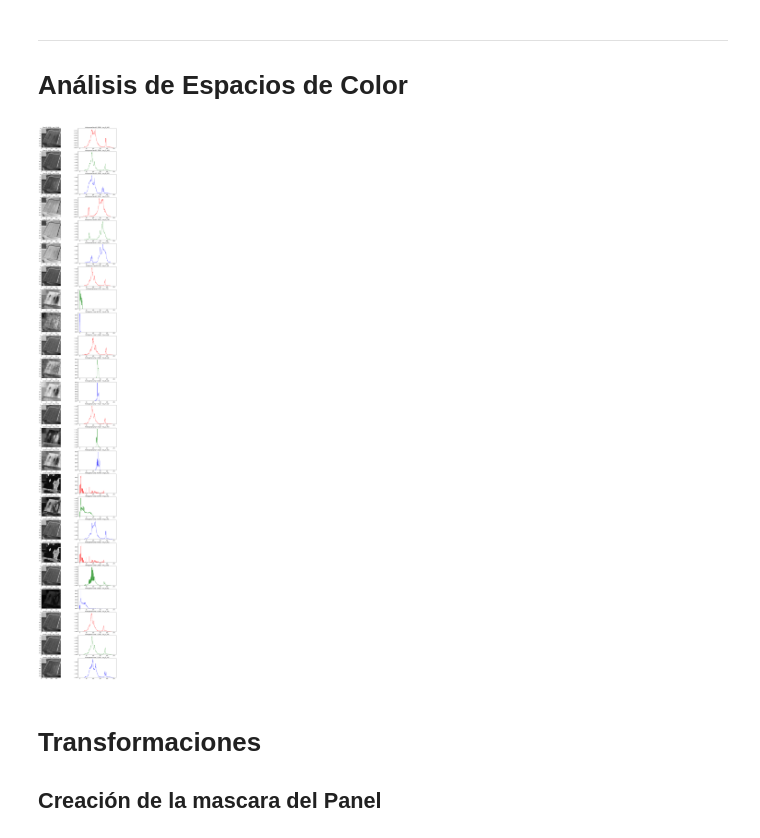
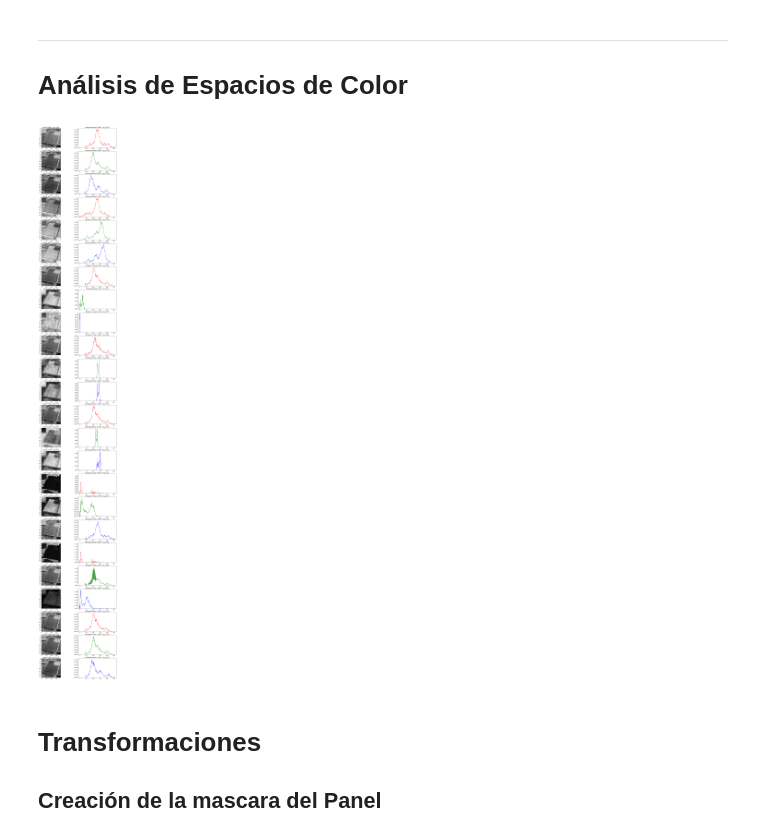
Before and after one commit to AlejaLizarazos/Proyecto_vision, a Jupyter notebook: Primera_entrega.ipynb, the cells around one changed output. Drawn from its saved outputs; the diff is of its cells as text; code cells hidden in the pictures.

```diff
--- a/Primera_entrega.ipynb
+++ b/Primera_entrega.ipynb
@@ -90,18 +90,24 @@ import ipywidgets as widgets
 from ipywidgets import Layout
 
 import cv2
+import numpy as np
 import matplotlib.pyplot as plt
-import numpy as np
-import math
-from skimage import io, color
-
-import os
-import sys
-
-sys.path.append('./utils/')
 %matplotlib inline
 
+import sys
+sys.path.append('./utils/')
+
 from utils.GUI_Color import *
+
+from pathlib import Path
+
+cwd = Path.cwd()
+DATA_PATH = cwd / 'Suciedad_tipo2'
+
+images = list(DATA_PATH.glob('*.jpg'))
+images =[image.relative_to(cwd) for image in images]
+
+# images
 # %% [markdown]
 ## Análisis de los espacios de color y operaciones sobre el histograma
 # %%
@@ -194,35 +200,35 @@ def ColorSpace(img_rgb):
     createPlot(16,img_s_hsv,'g','Canal S (HSV) - img_s_hsv')
     createPlot(17,img_v_hsv,'b','Canal V (HSV) - img_v_hsv')
 
     ##########################################################################################
     # #Espacio de color HLS
     ##
     HLS= cv2.cvtColor(img_rgb,cv2.COLOR_RGB2HLS)
     img_H_HLS = HLS[:, :, 0]
     img_L_HLS = HLS[:, :, 1]
     img_S_HLS = HLS[:, :, 2]
     ##
     createPlot(18,img_H_HLS,'r','Canal H (HLS) - img_H_HLS')
     createPlot(19,img_L_HLS,'g','Canal L (HLS) - img_L_HLS')
     createPlot(20,img_S_HLS,'b','Canal S (HLS) - img_S_HLS')
 
     ##########################################################################################
     # #Espacio de color xyz
     img_xyz  = cv2.cvtColor(img_rgb, cv2.COLOR_RGB2XYZ)
     img_X_XYZ = img_xyz[:,:,0]
     img_Y_XYZ = img_xyz[:,:,1]
     img_Z_XYZ = img_xyz[:,:,2]
 
     createPlot(21,img_X_XYZ,'r','Canal X (XYZ) - img_X_XYZ')
     createPlot(22,img_Y_XYZ,'g','Canal Y (XYZ) - img_Y_XYZ')
     createPlot(23,img_Z_XYZ,'b','Canal Z (XYZ) - img_Z_XYZ')
 
 
 fig, arreglo_plots = plt.subplots(24,2, figsize=(15, 100))
-img_rgb=cv2.imread('img/B2.jpg')
+img_rgb=cv2.imread(str(images[10]))
 ColorSpace(img_rgb)
 # %% [output]
-[figure, old version]
+[figure, new version]
 # %% [markdown]
 # Transformaciones
 
```
Also changed, not shown: parts of 2 cells of this notebook, 1 other file.
